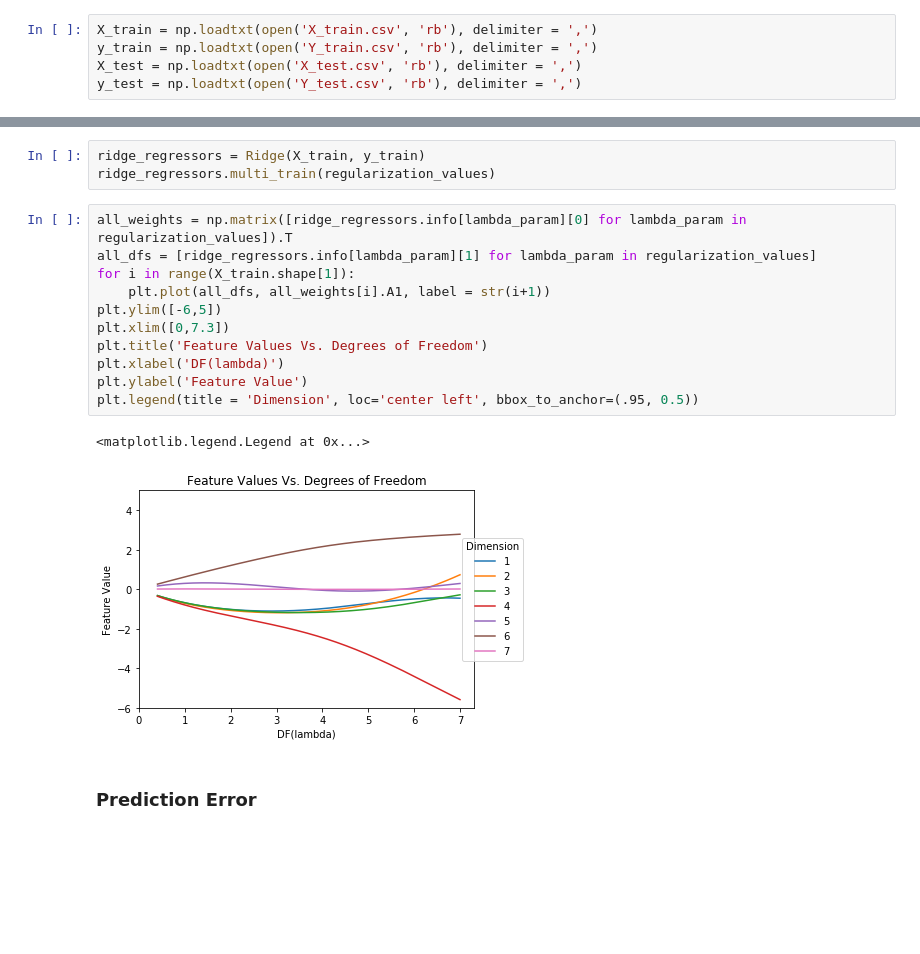
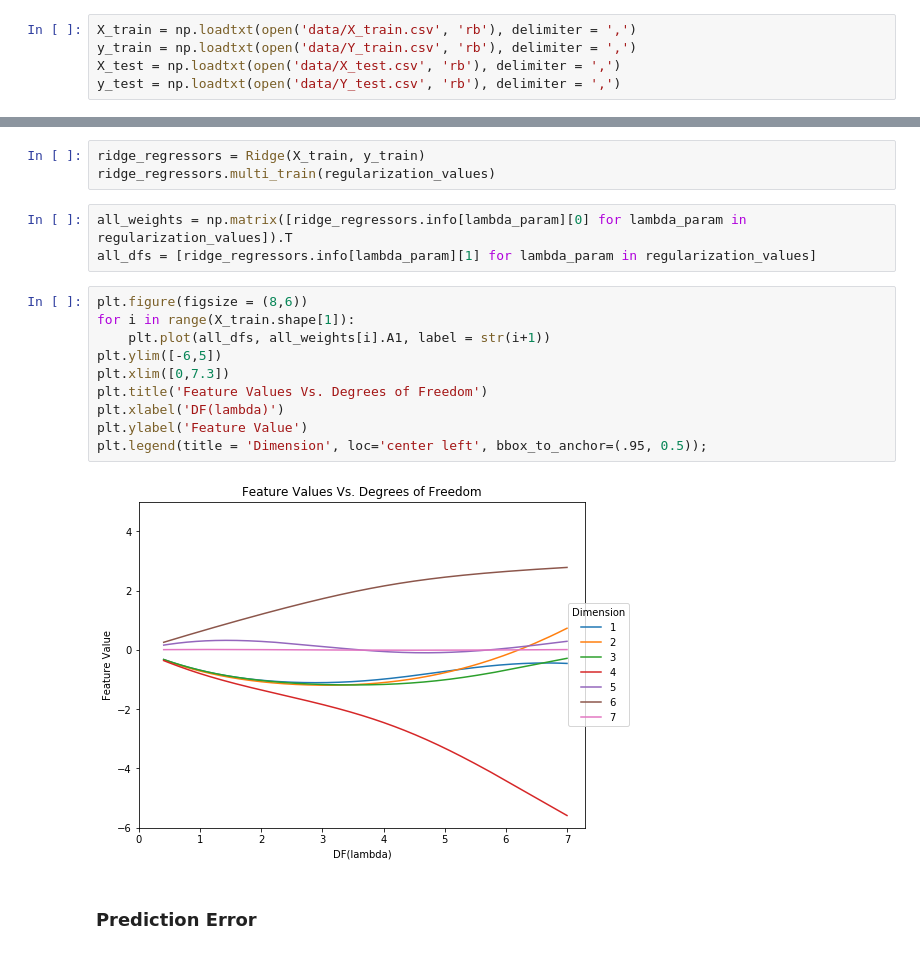
Before and after one commit to jgalsurkar/RidgeRegression, a Jupyter notebook: RidgeRegression.ipynb, the cells around one changed output, grey strips where cells are left out. Cells and saved outputs as stored; diff of their text form; blank space fills up the shorter version.

Commit message:
Update plots

```diff
--- a/RidgeRegression.ipynb
+++ b/RidgeRegression.ipynb
@@ -98,10 +98,10 @@ class Ridge(object):
 # %% [markdown]
 ### Read in our data
 # %%
-X_train = np.loadtxt(open('X_train.csv', 'rb'), delimiter = ',')
-y_train = np.loadtxt(open('Y_train.csv', 'rb'), delimiter = ',')
-X_test = np.loadtxt(open('X_test.csv', 'rb'), delimiter = ',')
-y_test = np.loadtxt(open('Y_test.csv', 'rb'), delimiter = ',')
+X_train = np.loadtxt(open('data/X_train.csv', 'rb'), delimiter = ',')
+y_train = np.loadtxt(open('data/Y_train.csv', 'rb'), delimiter = ',')
+X_test = np.loadtxt(open('data/X_test.csv', 'rb'), delimiter = ',')
+y_test = np.loadtxt(open('data/Y_test.csv', 'rb'), delimiter = ',')
 # %% [markdown]
 ### Test Various Regularization Values
 # %%
@@ -109,20 +109,21 @@ regularization_values = np.arange(0, 5001,1)
 # %%
 ridge_regressors = Ridge(X_train, y_train)
 ridge_regressors.multi_train(regularization_values)
+# %%
+all_weights = np.matrix([ridge_regressors.info[lambda_param][0] for lambda_param in regularization_values]).T
+all_dfs = [ridge_regressors.info[lambda_param][1] for lambda_param in regularization_values]
 # %%
-all_weights = np.matrix([ridge_regressors.info[lambda_param][0] for lambda_param in regularization_values]).T
-all_dfs = [ridge_regressors.info[lambda_param][1] for lambda_param in regularization_values]
+plt.figure(figsize = (8,6))
 for i in range(X_train.shape[1]):
     plt.plot(all_dfs, all_weights[i].A1, label = str(i+1))
 plt.ylim([-6,5])
 plt.xlim([0,7.3])
 plt.title('Feature Values Vs. Degrees of Freedom')
 plt.xlabel('DF(lambda)')
 plt.ylabel('Feature Value')
-plt.legend(title = 'Dimension', loc='center left', bbox_to_anchor=(.95, 0.5))
+plt.legend(title = 'Dimension', loc='center left', bbox_to_anchor=(.95, 0.5));
 # %% [output]
-<matplotlib.legend.Legend at 0x...>
-[figure, old version]
+[figure, new version]
 # %% [markdown]
 ### Prediction Error
 # %%
```
Also changed, not shown: parts of 2 cells of this notebook.
